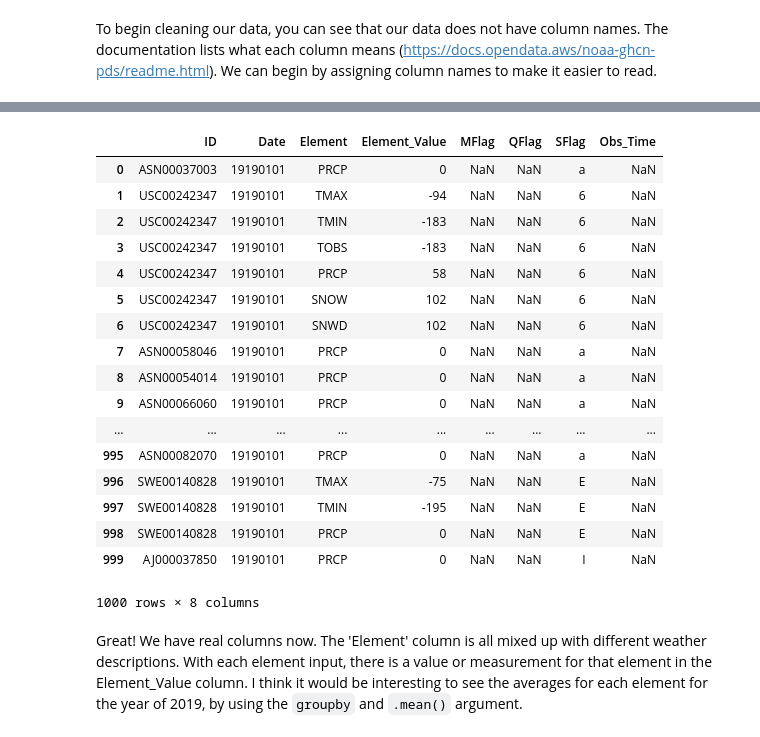
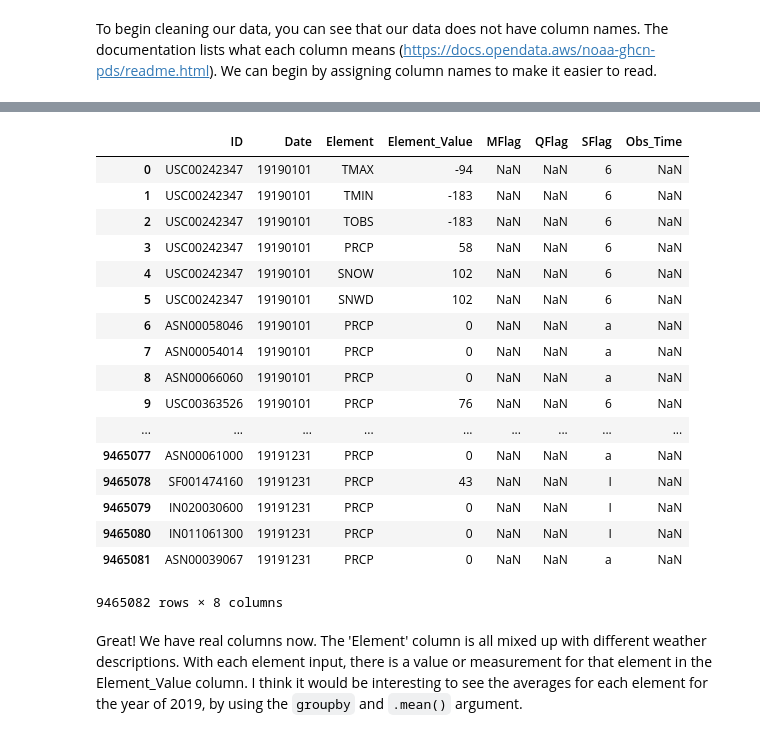
Before and after one commit to miaowu128/QTM350FinalProject, a Jupyter notebook: Elizabeth/Elizabeth.ipynb, the cells around one changed output, grey strips where cells are left out. Saved outputs shown, nothing was run; the diff lists cells and outputs as text; code cells hidden in the pictures.

```diff
--- a/Elizabeth/Elizabeth.ipynb
+++ b/Elizabeth/Elizabeth.ipynb
@@ -206,31 +251,32 @@ df_2019
+# %%
+#This access the bucket we created
+bucket='open-data-analytics-noaa'
+data_key = 'NOAA_1919.csv'
+data_location = 's3://{}/{}'.format(bucket, data_key)
+df_1919 = pd.read_csv(data_location)
 # %%
-#Checking to see what columns look like
-df_1919.head()
-
 #Renaming Columns
 df_1919.columns = ["ID","Date","Element","Element_Value","MFlag","QFlag","SFlag","Obs_Time"]
-
-#Checking to see new columns
-df_1919
+df_1919.head()
 # %% [output]
 |  | ID | Date | Element | Element_Value | MFlag | QFlag | SFlag | Obs_Time |
-| 0 | ASN00037003 | 19190101 | PRCP | 0 | NaN | NaN | a | NaN |
-| 1 | USC00242347 | 19190101 | TMAX | -94 | NaN | NaN | 6 | NaN |
-| 2 | USC00242347 | 19190101 | TMIN | -183 | NaN | NaN | 6 | NaN |
-| 3 | USC00242347 | 19190101 | TOBS | -183 | NaN | NaN | 6 | NaN |
-| 4 | USC00242347 | 19190101 | PRCP | 58 | NaN | NaN | 6 | NaN |
-| 5 | USC00242347 | 19190101 | SNOW | 102 | NaN | NaN | 6 | NaN |
-| 6 | USC00242347 | 19190101 | SNWD | 102 | NaN | NaN | 6 | NaN |
-| 7 | ASN00058046 | 19190101 | PRCP | 0 | NaN | NaN | a | NaN |
-| 8 | ASN00054014 | 19190101 | PRCP | 0 | NaN | NaN | a | NaN |
-| 9 | ASN00066060 | 19190101 | PRCP | 0 | NaN | NaN | a | NaN |
+| 0 | USC00242347 | 19190101 | TMAX | -94 | NaN | NaN | 6 | NaN |
+| 1 | USC00242347 | 19190101 | TMIN | -183 | NaN | NaN | 6 | NaN |
+| 2 | USC00242347 | 19190101 | TOBS | -183 | NaN | NaN | 6 | NaN |
+| 3 | USC00242347 | 19190101 | PRCP | 58 | NaN | NaN | 6 | NaN |
+| 4 | USC00242347 | 19190101 | SNOW | 102 | NaN | NaN | 6 | NaN |
+| 5 | USC00242347 | 19190101 | SNWD | 102 | NaN | NaN | 6 | NaN |
+| 6 | ASN00058046 | 19190101 | PRCP | 0 | NaN | NaN | a | NaN |
+| 7 | ASN00054014 | 19190101 | PRCP | 0 | NaN | NaN | a | NaN |
+| 8 | ASN00066060 | 19190101 | PRCP | 0 | NaN | NaN | a | NaN |
+| 9 | USC00363526 | 19190101 | PRCP | 76 | NaN | NaN | 6 | NaN |
 | ... | ... | ... | ... | ... | ... | ... | ... | ... |
-| 995 | ASN00082070 | 19190101 | PRCP | 0 | NaN | NaN | a | NaN |
-| 996 | SWE00140828 | 19190101 | TMAX | -75 | NaN | NaN | E | NaN |
-| 997 | SWE00140828 | 19190101 | TMIN | -195 | NaN | NaN | E | NaN |
-| 998 | SWE00140828 | 19190101 | PRCP | 0 | NaN | NaN | E | NaN |
-| 999 | AJ000037850 | 19190101 | PRCP | 0 | NaN | NaN | I | NaN |
+| 9465077 | ASN00061000 | 19191231 | PRCP | 0 | NaN | NaN | a | NaN |
+| 9465078 | SF001474160 | 19191231 | PRCP | 43 | NaN | NaN | I | NaN |
+| 9465079 | IN020030600 | 19191231 | PRCP | 0 | NaN | NaN | I | NaN |
+| 9465080 | IN011061300 | 19191231 | PRCP | 0 | NaN | NaN | I | NaN |
+| 9465081 | ASN00039067 | 19191231 | PRCP | 0 | NaN | NaN | a | NaN |
-1000 rows × 8 columns
+9465082 rows × 8 columns
 # %% [markdown]
 Great! We have real columns now. The 'Element' column is all mixed up with different weather descriptions. With each element input, there is a value or measurement for that element in the Element_Value column. I think it would be interesting to see the averages for each element for the year of 2019, by using the `groupby` and `.mean()` argument.
 # %%
```
Also changed, not shown: parts of 38 cells of this notebook.
